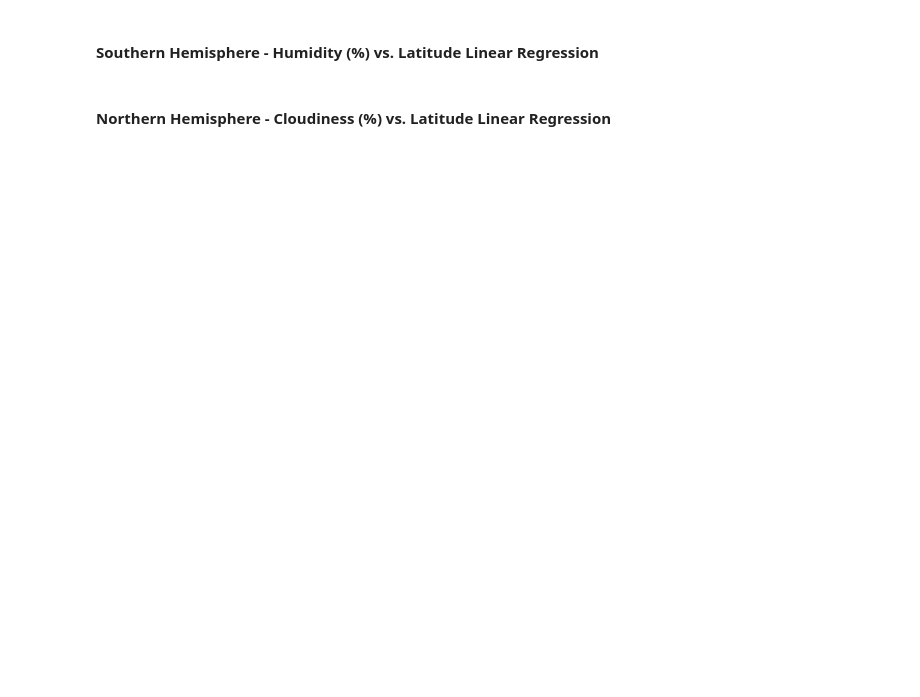
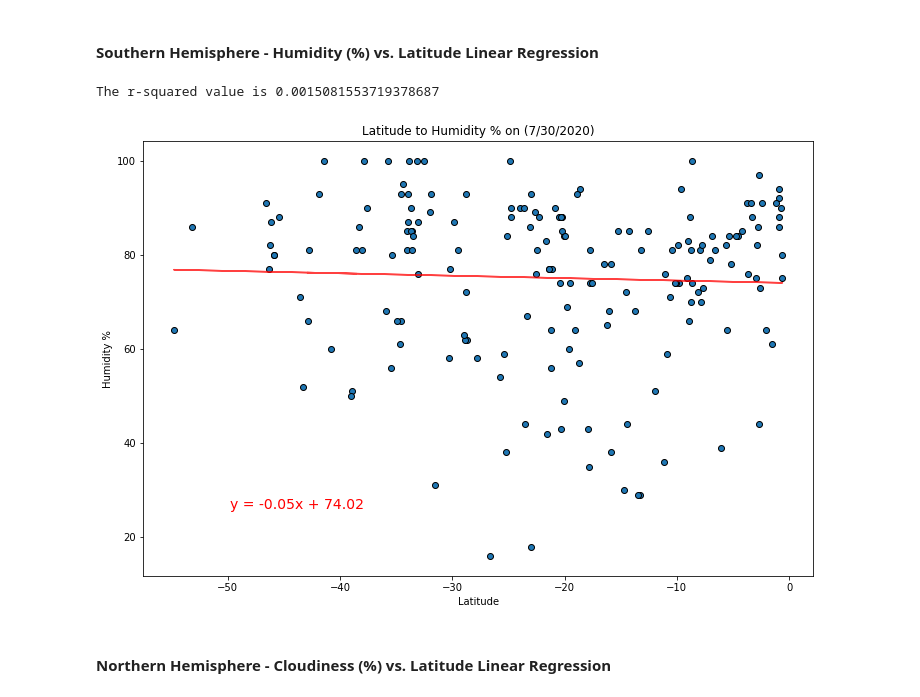
Before and after one commit to troypramsey/python-api-challenge, a Jupyter notebook: WeatherPy/WeatherPy.ipynb, the cells around one changed output. Saved outputs shown, nothing was run; the diff lists cells and outputs as text; code cells hidden in the pictures; blank space fills up the shorter version.

```diff
--- a/WeatherPy/WeatherPy.ipynb
+++ b/WeatherPy/WeatherPy.ipynb
@@ -171,4 +201,9 @@ scatter_builder('Latitude', 'Wind (mph)')
 # %% [markdown]
 ####  Southern Hemisphere - Humidity (%) vs. Latitude Linear Regression
+# %%
+regression_plotter(southern, 'Latitude', 'Humidity %')
+# %% [output]
+The r-squared value is 0.0015081553719378687
+[figure, added]
 # %% [markdown]
 ####  Northern Hemisphere - Cloudiness (%) vs. Latitude Linear Regression
```
Also changed, not shown: parts of 32 cells of this notebook, 1 other file.
